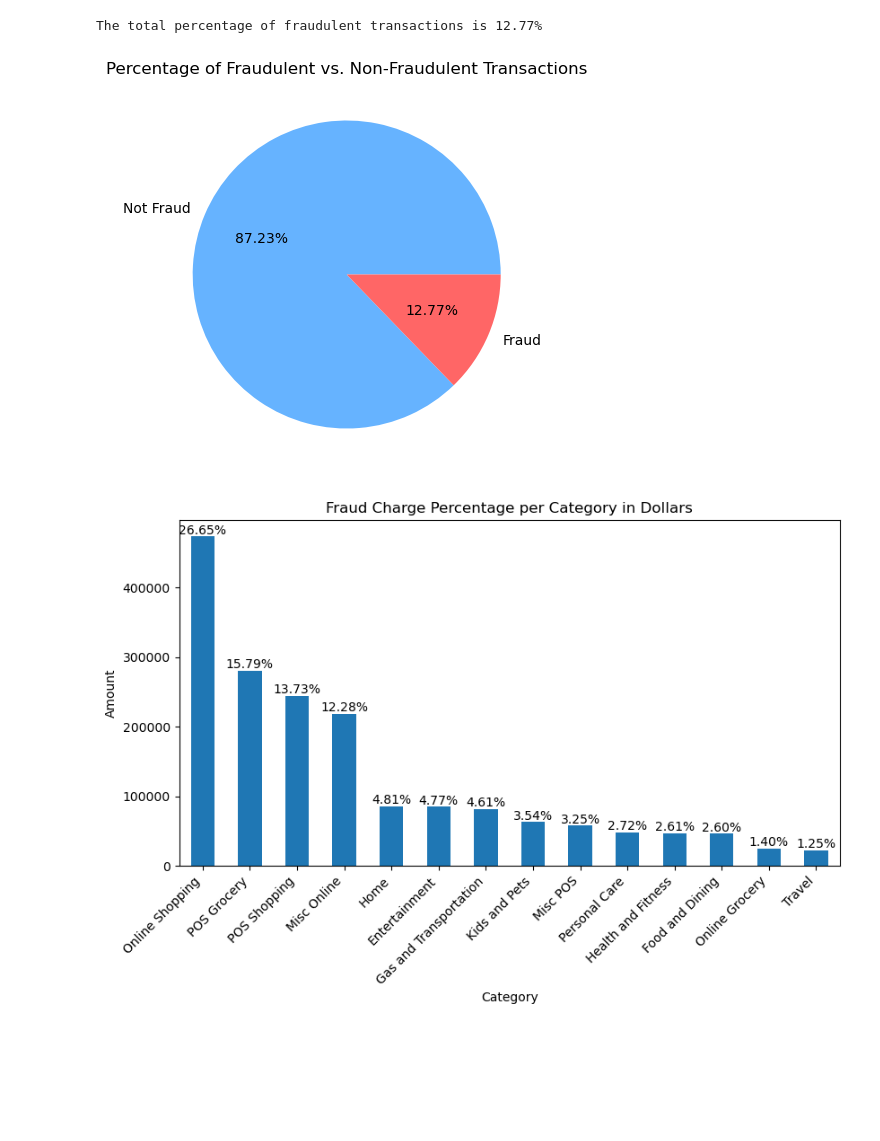
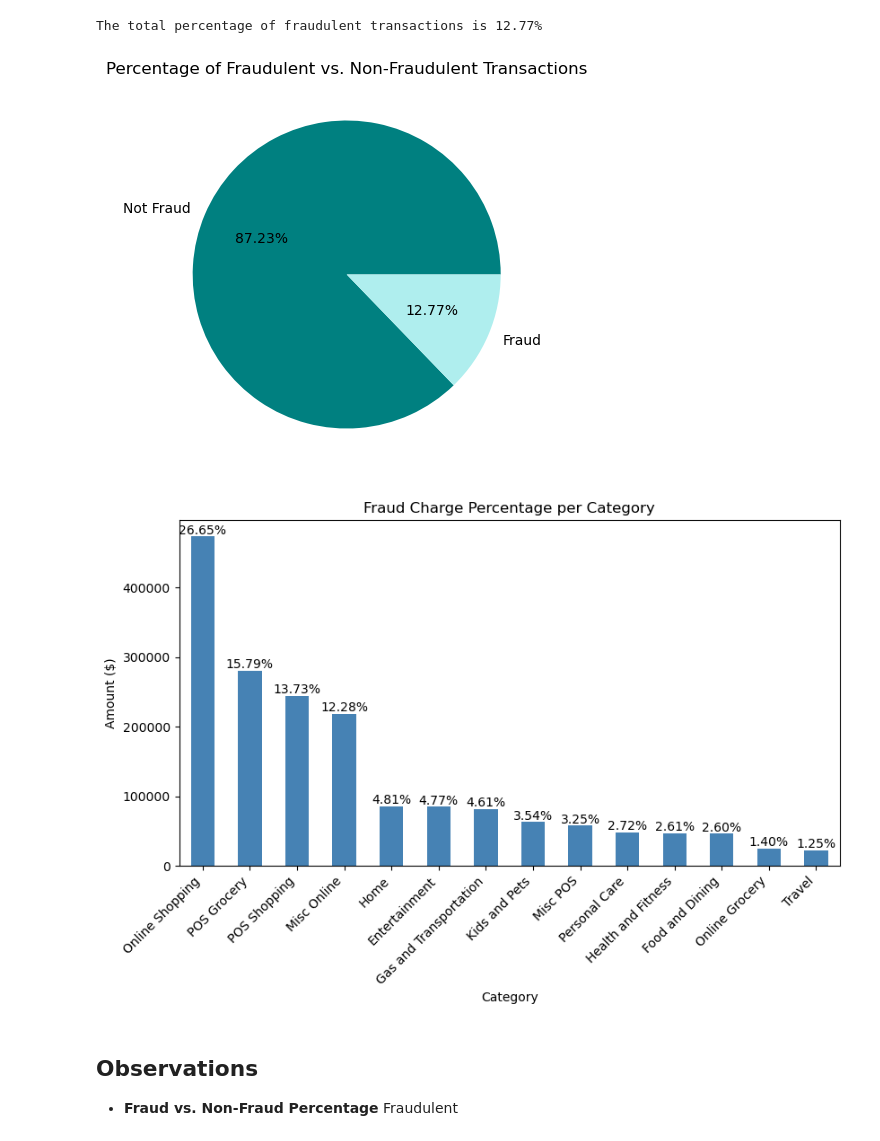
Before and after one commit to LackOfWitness/west-us-credit-card-fraud, a Jupyter notebook: Credit_Card_Fraud_Analysis-Team3-/credit_card_fraud_analysis.ipynb, the cells around one changed output. Drawn from its saved outputs; the diff is of its cells as text; code cells hidden in the pictures; blank space fills up the shorter version.

```diff
--- a/Credit_Card_Fraud_Analysis-Team3-/credit_card_fraud_analysis.ipynb
+++ b/Credit_Card_Fraud_Analysis-Team3-/credit_card_fraud_analysis.ipynb
@@ -441,17 +440,17 @@ The total percentage of fraudulent transactions is 12.77%
 # %%
 # Create a DataFrame and plot a pie chart
 fraud_pie_chart = {'Transaction Type': ['Not Fraud', 'Fraud'], 'Count': [not_fraud_count, fraud_trans_count]}
 df = pd.DataFrame(fraud_pie_chart)
 plt.figure(figsize=(5, 5))
-plt.pie(df['Count'], labels=df['Transaction Type'], autopct='%1.2f%%', colors=['#66b3ff', '#ff6666'])
+plt.pie(df['Count'], labels=df['Transaction Type'], autopct='%1.2f%%', colors=['teal', 'paleturquoise'])
 plt.title('Percentage of Fraudulent vs. Non-Fraudulent Transactions')
 
 # Save the figure
-#plt.savefig("Visualizations/PercentageofFraud.png")
+plt.savefig("Visualizations/PercentageofFraud.png")
 
 plt.show()
 # %% [output]
-[figure, old version]
+[figure, new version]
 # %%
 # Clean category names
 catrename = {'entertainment': "Entertainment",
@@ -470,29 +469,31 @@ catrename = {'entertainment': "Entertainment",
         'travel':"Travel"}
 datadf['category'] = datadf['category'].replace(catrename)
 
-# Count the number of fraudulent transactions per category
-fraud_per_category = datadf.groupby("category")["is_fraud"].sum().sort_values(ascending=False)
-
 # Calculate the total charges per category
 total_per_category = datadf.groupby("category")["amt"].sum().sort_values(ascending=False)
 
+#Calculate the total charges
 total_amt = datadf['amt'].sum()
 
 # Calculate the total of fraudulent charges per category
 fraud_percentage_per_category = (total_per_category/total_amt) *100
 
 # Plot the bar chart
-fraud_bar_chart = total_per_category.plot(kind="bar", xlabel="Category", ylabel="Amount", figsize=(9.5, 5))
+fraud_bar_chart = total_per_category.plot(kind="bar", xlabel="Category", ylabel="Amount ($)", figsize=(9.5, 5), color='steelblue')
 plt.xticks(rotation=45, ha='right')
 
 # Add percentage labels to each bar
 fraud_bar_chart.bar_label(fraud_bar_chart.containers[0], labels=[f'{pct:.2f}%' for pct in fraud_percentage_per_category])
 
 # Save the figure
-plt.savefig("Visualizations/FraudChargePercentage.png")
+#plt.savefig("Visualizations/FraudChargePercentage.png")
 
 # Title and show
-plt.title('Fraud Charge Percentage per Category in Dollars')
+plt.title('Fraud Charge Percentage per Category')
 plt.show()
 # %% [output]
-[figure, old version]
+[figure, new version]
+# %% [markdown]
+## Observations
+
+- **Fraud vs. Non-Fraud Percentage** Fraudulent
```
Also changed, not shown: parts of 2 cells of this notebook, 2 other files.
